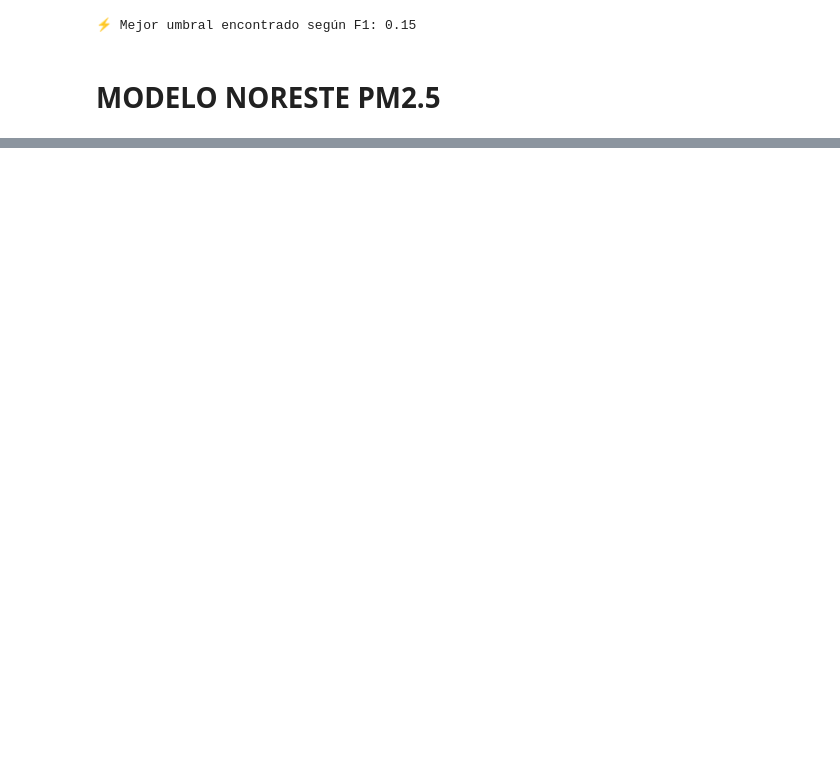
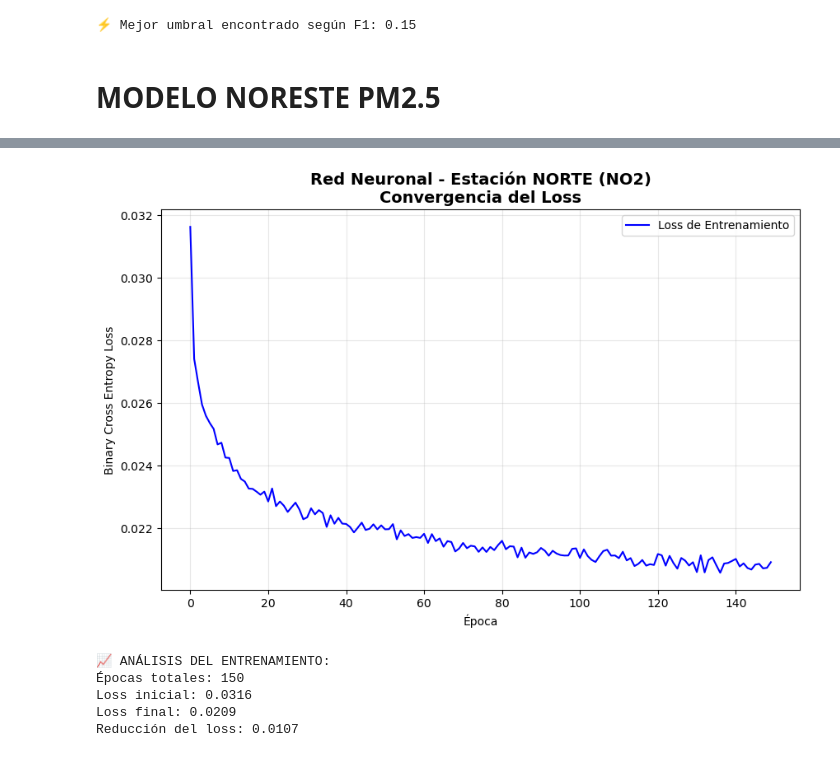
Before and after one commit to albo437/MA2003B, a Jupyter notebook: modelo.ipynb, the cells around one changed output, grey strips where cells are left out. Cells and saved outputs as stored; diff of their text form; code cells hidden in the pictures; blank space fills up the shorter version.

```diff
--- a/modelo.ipynb
+++ b/modelo.ipynb
@@ -330,0 +828,19 @@ import logistic_model_station
+# %%
+def plot_training_history(training_history, title="Entrenamiento Red Neuronal"):
+    """
+    Grafica la historia del entrenamiento de la red neuronal.
+    """
+    plt.figure(figsize=(10, 6))
+    plt.plot(training_history['losses'], label='Loss de Entrenamiento', color='blue')
+    plt.title(f'{title}\nConvergencia del Loss', fontsize=14, fontweight='bold')
+    plt.xlabel('Época')
+    plt.ylabel('Binary Cross Entropy Loss')
+    plt.legend()
+    plt.grid(True, alpha=0.3)
+    plt.show()
+
+    print(f"📈 ANÁLISIS DEL ENTRENAMIENTO:")
+    print(f"Épocas totales: {training_history['epochs']}")
+    print(f"Loss inicial: {training_history['losses'][0]:.4f}")
+    print(f"Loss final: {training_history['final_loss']:.4f}")
+    print(f"Reducción del loss: {training_history['losses'][0] - training_history['final_loss']:.4f}")
@@ -330,0 +851,17 @@ import logistic_model_station
+# %%
+# Entrenar red neuronal para estación NORTE con características de hora
+nn_model_norte, nn_report_norte, scaler_norte, history_norte = neural_model_station(
+    df=dfs["NORTE"],
+    contaminant_idx=3,  # NO2
+    wind_dir_idx=15,
+    wind_speed_idx=14,
+    rh_idx=10,
+    include_hour_features=True,  # 🕒 Incluir características de hora
+    hidden1_size=64,
+    hidden2_size=32,
+    dropout_rate=0.3,
+    learning_rate=0.001,
+    epochs=150,
+    batch_size=32,
+    verbose=True
+)
@@ -330,0 +895,10 @@ import logistic_model_station
+# %%
+# Visualizar el progreso del entrenamiento
+plot_training_history(history_norte, "Red Neuronal - Estación NORTE (NO2)")
+# %% [output]
+[figure, added]
+📈 ANÁLISIS DEL ENTRENAMIENTO:
+Épocas totales: 150
+Loss inicial: 0.0316
+Loss final: 0.0209
+Reducción del loss: 0.0107
```
Also changed, not shown: parts of 36 cells of this notebook, 1 other file.
